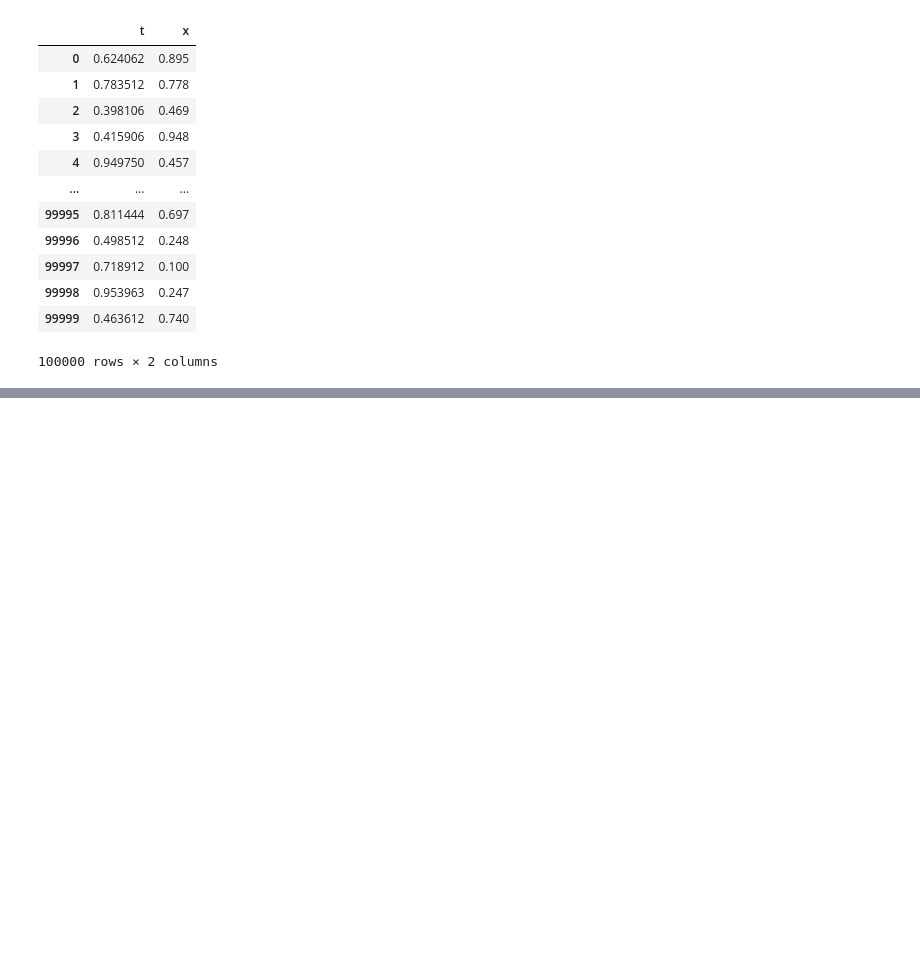
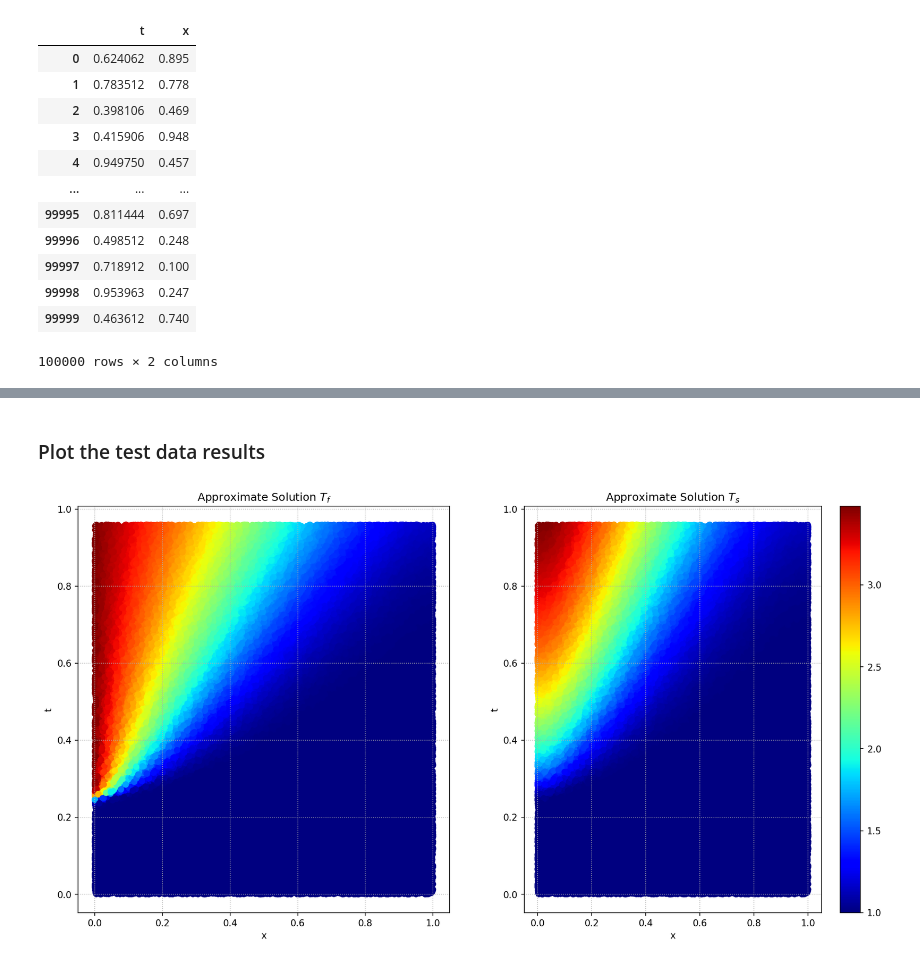
Before and after one commit to fabianjaeger1/DLSC, a Jupyter notebook: Project_A/Fabian_Jaeger_Task1.ipynb, the cells around one changed output, grey strips where cells are left out. Drawn from its saved outputs; the diff is of its cells as text; code cells hidden in the pictures; blank space fills up the shorter version.

```diff
--- a/Project_A/Fabian_Jaeger_Task1.ipynb
+++ b/Project_A/Fabian_Jaeger_Task1.ipynb
@@ -417,13 +442,13 @@ ValueError: 'c' argument has 200000 elements, which is inconsistent with 'x' and
 # %% [markdown]
 #### Get the predictions on the test data
 # %%
-# test_data = pandas.loadtxt("Task1/TestingData.txt", delimiter=',')
-
 test_data = pd.read_csv("Task1/TestingData.txt", delimiter=',')
 display(test_data)
 
 t_test = torch.tensor(test_data['t'].values, dtype=torch.float32).reshape(-1, 1)
 x_test = torch.tensor(test_data['x'].values, dtype=torch.float32).reshape(-1, 1)
+
+test_data_tensor = torch.tensor(test_data.values, dtype=torch.float32)
 # %% [output]
 |  | t | x |
 | 0 | 0.624062 | 0.895 |
@@ -443,0 +496,24 @@ for i in t_test:
+# %% [markdown]
+### Plot the test data results
+# %%
+output = pinn.approximate_solution(test_data_tensor)
+output_Tf = output[:, 0].reshape(-1, )
+output_Ts = output[:, 1].reshape(-1, )
+
+fig, axs = plt.subplots(1, 2, figsize=(16, 8), dpi=150)
+im1 = axs[0].scatter(test_data_tensor[:, 1].detach(), test_data_tensor[:, 0].detach(), c=output_Tf.detach(), cmap="jet")
+axs[0].set_xlabel("x")
+axs[0].set_ylabel("t")
+# plt.colorbar(im1, ax=axs[0])
+axs[0].grid(True, which="both", ls=":")
+im2 = axs[1].scatter(test_data_tensor[:, 1].detach(), test_data_tensor[:, 0].detach(), c=output_Ts.detach(), cmap="jet")
+axs[1].set_xlabel("x")
+axs[1].set_ylabel("t")
+plt.colorbar(im2, ax=axs[1])
+axs[1].grid(True, which="both", ls=":")
+axs[0].set_title("Approximate Solution $T_f$")
+axs[1].set_title("Approximate Solution $T_s$")
+
+plt.show()
+# %% [output]
+[figure, added]
```
Also changed, not shown: parts of 7 cells of this notebook, 1 other file.
